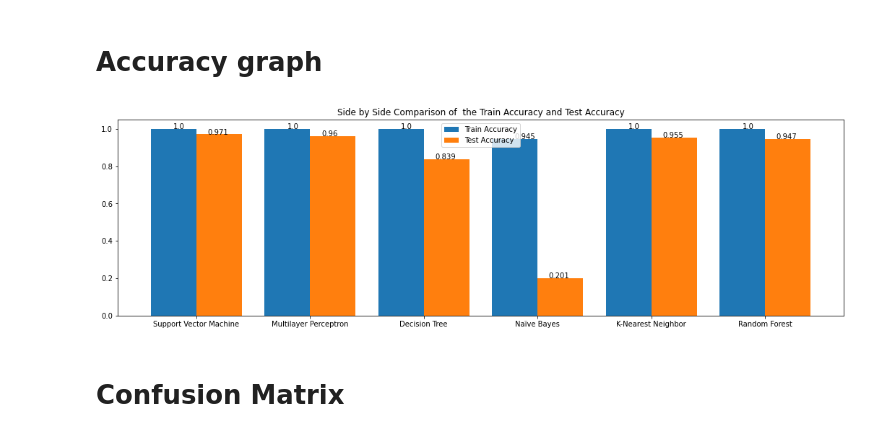
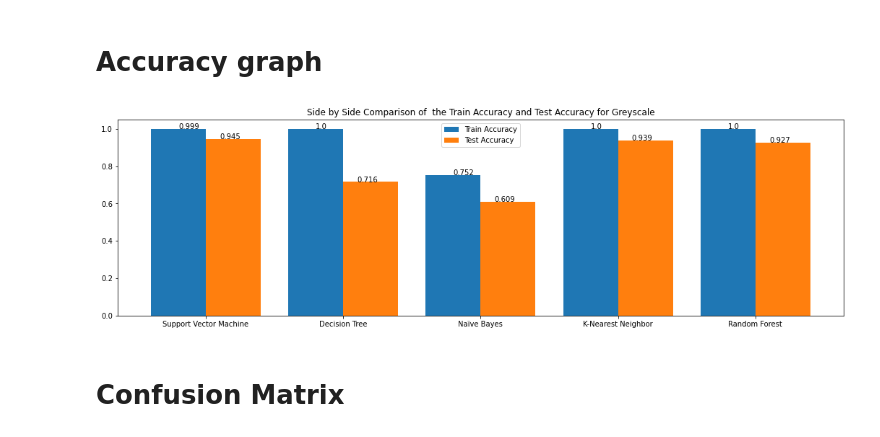
Before and after one commit to rconforti97/ITCS5156-Project, a Jupyter notebook: FruitProject.ipynb, the cells around one changed output. Cells and saved outputs as stored; diff of their text form; code cells hidden in the pictures.

```diff
--- a/FruitProject.ipynb
+++ b/FruitProject.ipynb
@@ -122,0 +147,6 @@ X_test= scaler.fit_transform([i.flatten() for i in X_test])
+# %%
+# TRaining the X_training and t_training on the training dataset
+X_training, t_training = fruits(fruit_data, 'Training', 'Gray')
+
+# X_test and t_test on the test dataset
+X_test, t_test = fruits(fruit_data, 'Test', "Gray")
@@ -151,6 +217,0 @@ Apple Red Delicious       1.00      0.95      0.97       166
-# %%
-from sklearn.neural_network import MLPClassifier
-
-mlp = MLPClassifier(random_state=1, max_iter=350)
-mlp.fit(X_training, t_training)
-predicted_mlp = mlp.predict(X_test)
@@ -213,6 +264,24 @@ predicted_nb = nb.predict(X_test)
 # %%
+# To start the timer
+start_time = time.time()
+
+# Creating the Gaussian instance
+nb = BernoulliNB()
+
+# Fitting the model
+nb.fit(X_training, t_training)
+
+# Training the model
 train_score_nb = nb.score(X_training, t_training)
 test_score_nb = nb.score(X_test, t_test)
 print("Train Accuracy: {}, Test Accuracy: {}".format(train_score_nb, test_score_nb))
-print("\nClassification report for classifier %s:\n%s\n" % (nb, metrics.classification_report(t_test, predicted_nb, target_names=fruit_data)))
+
+# Prediciting the model
+predicted_nb = nb.predict(X_test)
+
+# Report
+print("\nClassification report for %s:\n%s\n" % (nb, metrics.classification_report(t_test, predicted_nb, target_names=fruit_data, labels=t_training)))
+
+# To print out how long it took to run
+print("Grayscale BernoulliNB took", time.time() - start_time, "to run")
 # %% [output]
@@ -297,39 +393,39 @@ def addlabelsTest(x,y):
 # %%
-models = [svm, mlp, dt, nb, knn, rf] # To pass in the models that was created in each section
+models = [svm, dt, nb, knn, rf] # To pass in the models that was created in each section
 
 # This is to create a better visual name for each
-names = ["Support Vector Machine", "Multilayer Perceptron", "Decision Tree", "Naïve Bayes", "K-Nearest Neighbor", "Random Forest"]
+names = ["Support Vector Machine", "Decision Tree", "Naïve Bayes", "K-Nearest Neighbor", "Random Forest"]
 
 # Saving each of the train_scores and test_scores created in each
-train_accs = [train_score_svm, train_score_mlp, train_score_dt, train_score_nb, train_score_knn, train_score_rf]
-test_accs = [test_score_svm, test_score_mlp, test_score_dt, test_score_nb, test_score_knn, test_score_rf]
+train_accs = [train_score_svm, train_score_dt, train_score_nb, train_score_knn, train_score_rf]
+test_accs = [test_score_svm, test_score_dt, test_score_nb, test_score_knn, test_score_rf]
 
 # Arranging the names of the bar graph
 X_axis_test = np.arange(len(names))
 
 # Increasing the size, otherwise the x-axis is unreadable
 f, ax = plt.subplots(figsize=(18,5))
-ax.set_title('Side by Side Comparison of  the Train Accuracy and Test Accuracy')
+ax.set_title('Side by Side Comparison of  the Train Accuracy and Test Accuracy for Greyscale')
 
 # rounding the numbers because otherwise it is unreadable
 for i in range(len(train_accs)):
     train_accs[i] = round(train_accs[i], 3)
 
 for i in range(len(test_accs)):
     test_accs[i] = round(test_accs[i], 3)
 
 plt.bar(X_axis_test - 0.2, train_accs, 0.4, label = 'Train Accuracy',)
 addlabelsTrain(X_axis_test - 0.2, train_accs)
 
 
 plt.bar(X_axis_test + 0.2, test_accs, 0.4, label = 'Test Accuracy')
 addlabelsTest(X_axis_test + 0.2, test_accs)
 
 
 plt.xticks(X_axis_test, names)
 plt.legend()
 plt.show()
 # %% [output]
-[figure, old version]
+[figure, new version]
 # %% [markdown]
 # Confusion Matrix
```
Also changed, not shown: parts of 49 cells of this notebook, 1 other file.
